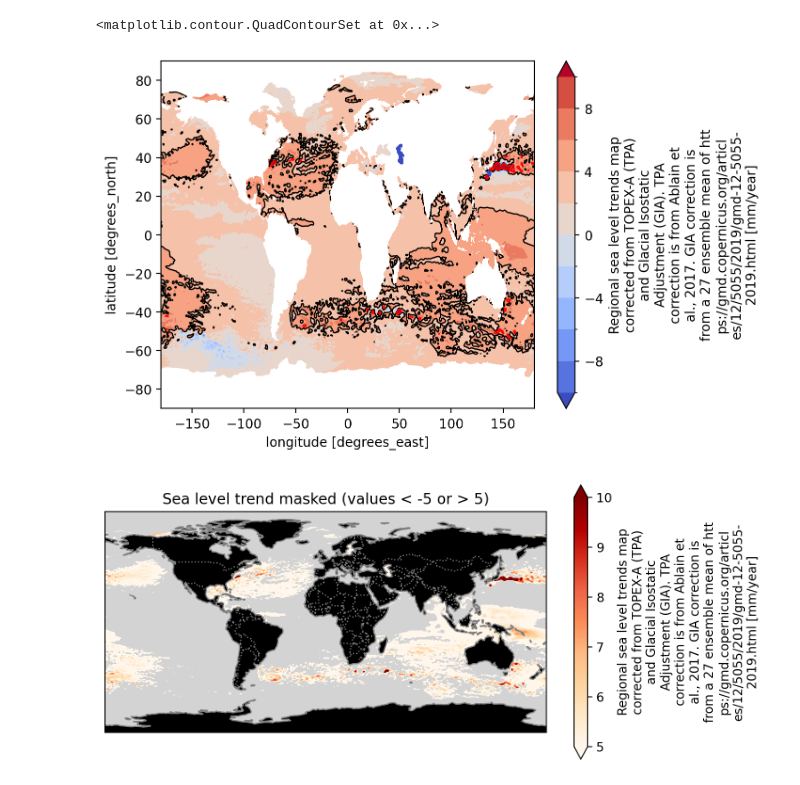
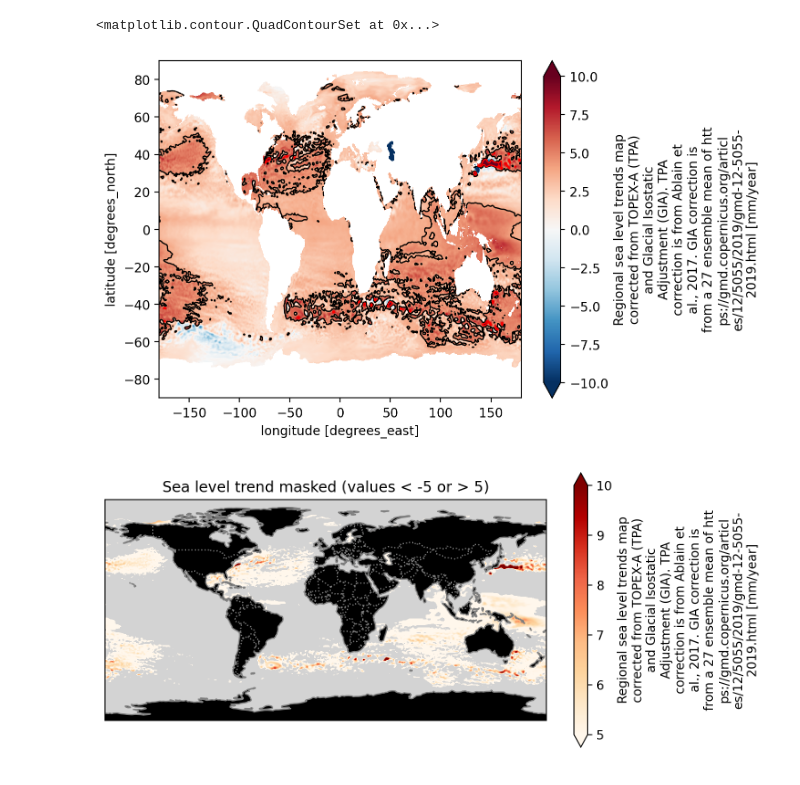
Before and after one commit to misuleon/sea_level_rise, a Jupyter notebook: 2024_analysis_global_sea_level_rise.ipynb, the cells around one changed output. Drawn from its saved outputs; the diff is of its cells as text; code cells hidden in the pictures.

Commit message:
Minor visualization changes

```diff
--- a/2024_analysis_global_sea_level_rise.ipynb
+++ b/2024_analysis_global_sea_level_rise.ipynb
@@ -28,11 +28,11 @@ sea_level_acceleration = ds['acceleration_TPA_corrected']
 # %%
 # Transpose and display trend map
 sea_level_trend = sea_level_trend.transpose("latitude", "longitude")
-sea_level_trend.plot(levels=np.linspace(-10,10,11), vmin=-10, vmax=10, cmap='coolwarm')
+sea_level_trend.plot(vmin=-10, vmax=10, cmap='RdBu_r')
 sea_level_trend.plot.contour(levels=[4, 8], colors=['k', 'r'], linewidths=1)
 # %% [output]
 <matplotlib.contour.QuadContourSet at 0x...>
-[figure, old version]
+[figure, new version]
 # %%
 # Mask some values
 masked_sea_level_trend = sea_level_trend.where((sea_level_trend < -4) | (sea_level_trend > 4))
```
Also changed, not shown: parts of 2 cells of this notebook.
